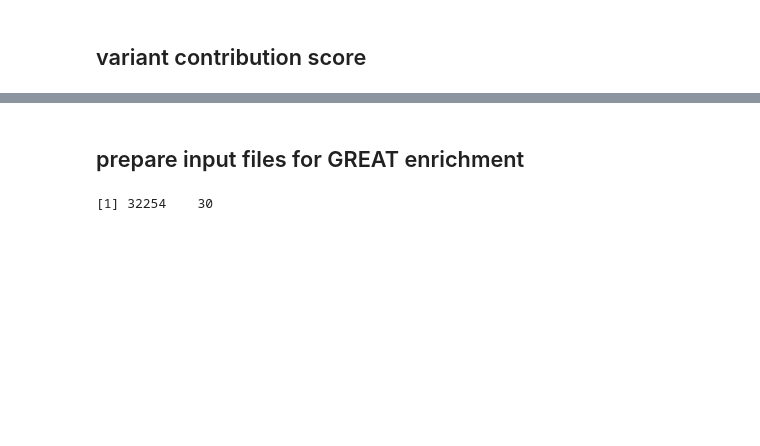
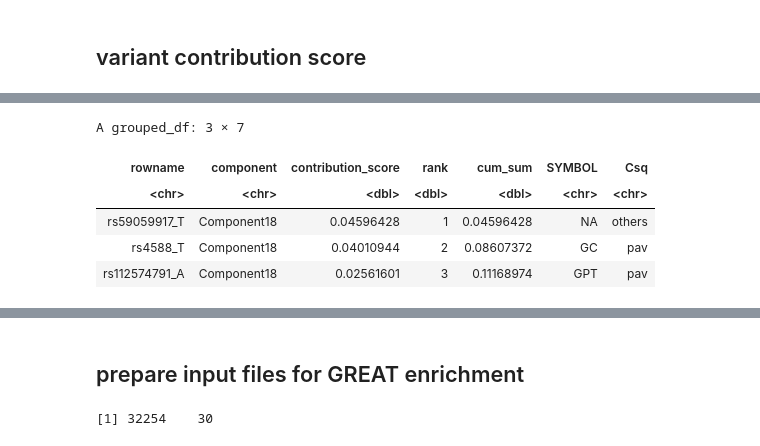
Before and after one commit to rivas-lab/biobank-methods-dev, a Jupyter notebook: notebook/20210422_SRRR/Biomarkers_rank35/1_loading_plots.ipynb, the cells around one changed output, grey strips where cells are left out. Drawn from its saved outputs; the diff is of its cells as text; code cells hidden in the pictures; blank space fills up the shorter version.

```diff
--- a/notebook/20210422_SRRR/Biomarkers_rank35/1_loading_plots.ipynb
+++ b/notebook/20210422_SRRR/Biomarkers_rank35/1_loading_plots.ipynb
@@ -139,0 +204,15 @@ ggsave('var_contribution_cumsum.pdf', p_var_contribution_cumsum, width=24, heigh
+# %%
+var_contribution_df %>%
+filter(component == 'Component18') %>%
+arrange(-contribution_score) %>% head(3) %>%
+left_join(
+    var_annot_df %>% select(SYMBOL, ID_ALT, Csq),
+    by=c('rowname'='ID_ALT')
+)
+# %% [output]
+A grouped_df: 3 × 7
+| rowname | component | contribution_score | rank | cum_sum | SYMBOL | Csq |
+| <chr> | <chr> | <dbl> | <dbl> | <dbl> | <chr> | <chr> |
+| rs59059917_T | Component18 | 0.04596428 | 1 | 0.04596428 | NA | others |
+| rs4588_T | Component18 | 0.04010944 | 2 | 0.08607372 | GC | pav |
+| rs112574791_A | Component18 | 0.02561601 | 3 | 0.11168974 | GPT | pav |
```
Also changed, not shown: parts of 10 cells of this notebook, 1 other file.
